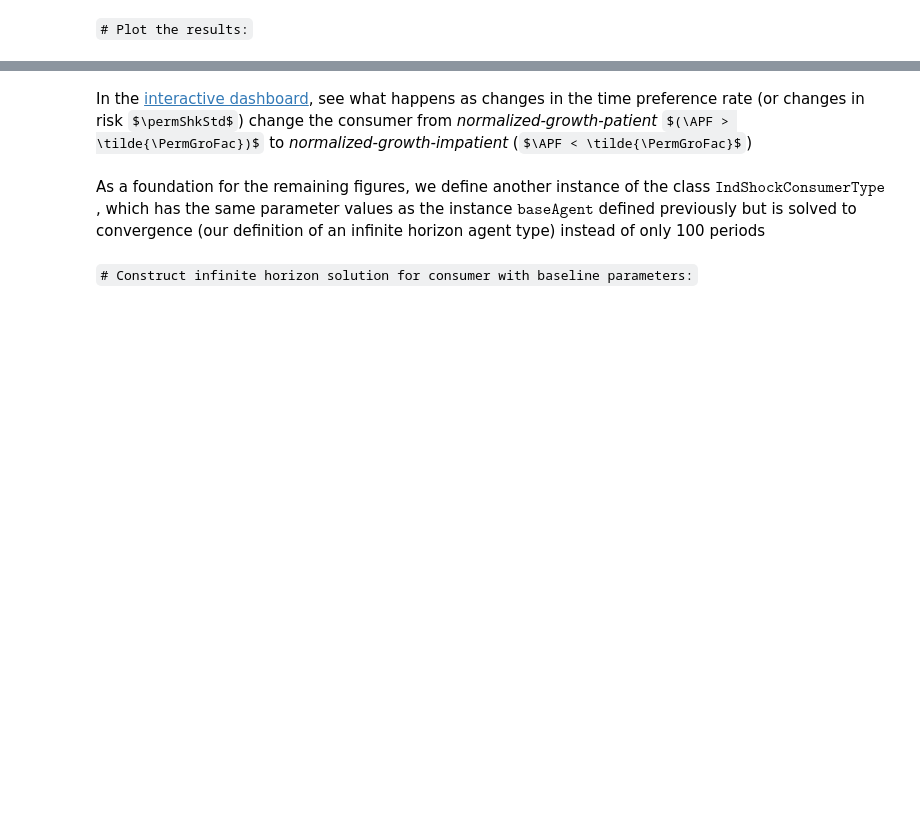
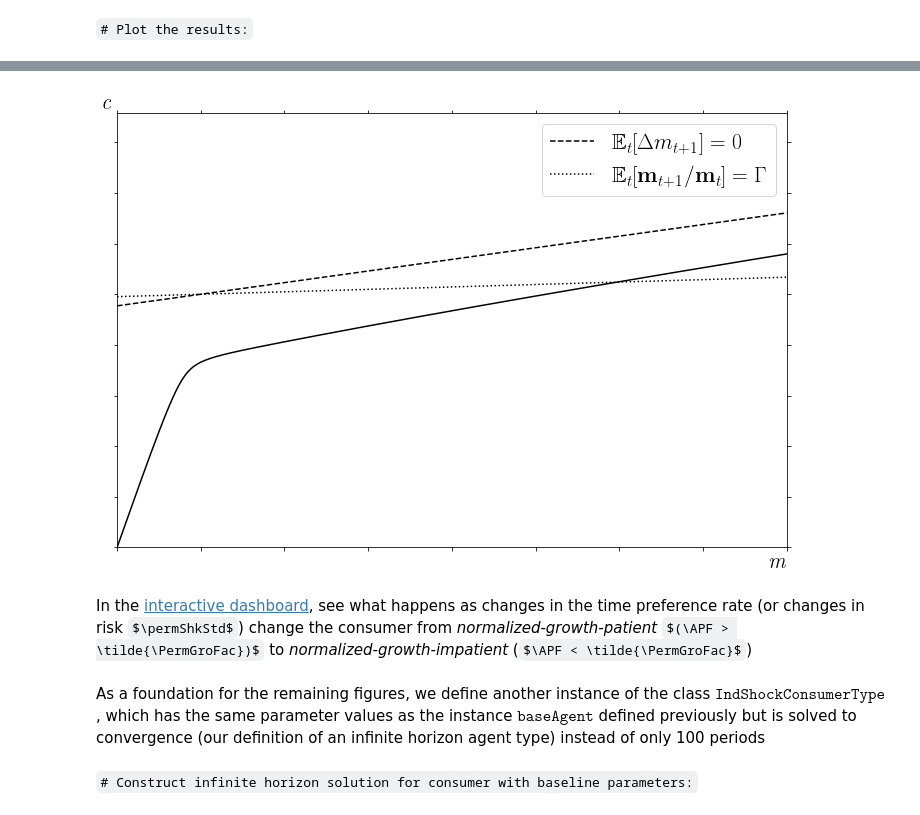
Before and after one commit to bmebert/BufferStockTheory-1, a Jupyter notebook: BufferStockTheory.ipynb, the cells around one changed output, grey strips where cells are left out. Saved outputs shown, nothing was run; the diff lists cells and outputs as text; code cells hidden in the pictures; some formulas as TeX source; blank space fills up the shorter version.

```diff
--- a/BufferStockTheory.ipynb
+++ b/BufferStockTheory.ipynb
@@ -669,3 +601,69 @@ Finite mNrmFacBal but infinite mNrmFacTrg
+# %%
+# Plot GICNrmFailsButGICRawHolds
+
+soln = GICNrmFailsButGICRawHolds.solution[0]  # Short alias for solution
+
+Bilt, Pars, E_tp1_ = soln.Bilt, soln.Pars, soln.E_Next_
+cFunc = Bilt.cFunc
+
+fig, ax = plt.subplots(figsize=(12, 8))
+
+[xMin, xMax] = [0.0, 8.0]
+yMin = 0.0
+yMax = E_tp1_.c_where_E_Next_m_tp1_minus_m_t_eq_0(xMax)*1.3
+
+mPltVals = np.linspace(xMin, xMax, mPts)
+
+if latexExists:
+    c_Stable_Ind_txt = "$\Ex_{t}[\Delta m_{t+1}] = 0$"
+    c_Stable_Agg_txt = "$\Ex_{t}[{\mathbf{m}}_{t+1}/{\mathbf{m}}_{t}] = \PermGroFac$"
+else:
+    c_Stable_Ind_txt = "$\mathsf{E}_{t}[\Delta m_{t+1}] = 0$"
+    c_Stable_Agg_txt = "$\mathsf{E}_{t}[\mathbf{m}_{t+1}/\mathbf{m}_{t}] = \Gamma$"
+
+cVals_Lmting_color = "black"
+c_Stable_Agg_color = "black"  # "blue"
+c_Stable_Ind_color = "black"  # "red"
+
+cVals_Lmting = cFunc(mPltVals)
+c_Stable_Ind = E_tp1_.c_where_E_Next_m_tp1_minus_m_t_eq_0(mPltVals)
+c_Stable_Agg = E_tp1_.c_where_E_Next_permShk_tp1_times_m_tp1_minus_m_t_eq_0(
+    mPltVals)
+
+cVals_Lmting_lbl, = ax.plot(mPltVals, cVals_Lmting, color=cVals_Lmting_color)
+c_Stable_Ind_lbl, = ax.plot(mPltVals, c_Stable_Ind,
+                            color=c_Stable_Ind_color, linestyle="dashed", label=c_Stable_Ind_txt)
+c_Stable_Agg_lbl, = ax.plot(mPltVals, c_Stable_Agg,
+                            color=c_Stable_Agg_color, linestyle="dotted", label=c_Stable_Agg_txt)
+
+ax.set_xlim(xMin, xMax)
+ax.set_ylim(yMin, yMax)
+ax.set_xlabel("$\mathit{m}$", fontweight='bold', fontsize=fsmid, loc="right")
+ax.set_ylabel("$\mathit{c}$", fontweight='bold', fontsize=fsmid, loc="top", rotation=0)
+
+ax.tick_params(labelbottom=False, labelleft=False, left='off',
+               right='off', bottom='off', top='off')
+
+ax.legend(handles=[c_Stable_Ind_lbl, c_Stable_Agg_lbl])
+ax.legend(prop=dict(size=fsmid))
+
+mNrmFacBal = Bilt.mNrmStE
+cNrmFacBal = c_Stable_Agg = cFunc(mNrmFacBal)
+
+ax.plot(mNrmFacBal, cNrmFacBal, marker=".", markersize=15, color="black")  # Dot at Bal point
+ax.text(1, 0.6, "$\mathrm{c}(m_{t})$", fontsize=fsmid)  # label cFunc
+
+if latexExists:
+    ax.text(mNrmFacBal+0.02, cNrmBal-0.10, r"$\nwarrow$", fontsize=fsmid)
+    ax.text(mNrmFacBal+0.25, cNrmBal-0.18, r"$\Bal{m}~$", fontsize=fsmid)
+else:
+    ax.text(mNrmFacBal+0.02, cNrmBal-0.10, r"$\nwarrow$", fontsize=fsmid)
+    ax.text(mNrmFacBal+0.25, cNrmBal-0.18, r"$\check{m}~$", fontsize=fsmid)
+
+makeFig('GICNrmFailsButGICRawHolds')
+print('Finite mNrmFacBal but infinite mNrmFacTrg')
+# %% [output]
+[figure, added]
 # %% [markdown]
 In the [interactive dashboard](#interactive-dashboard), see what happens as changes in the time preference rate (or changes in risk $\permShkStd$) change the consumer from _normalized-growth-patient_ $(\APF > \tilde{\PermGroFac})$ to _normalized-growth-impatient_ ($\APF < \tilde{\PermGroFac}$)
 # %% [markdown]
```
Also changed, not shown: parts of 10 cells of this notebook, 47 other files.
